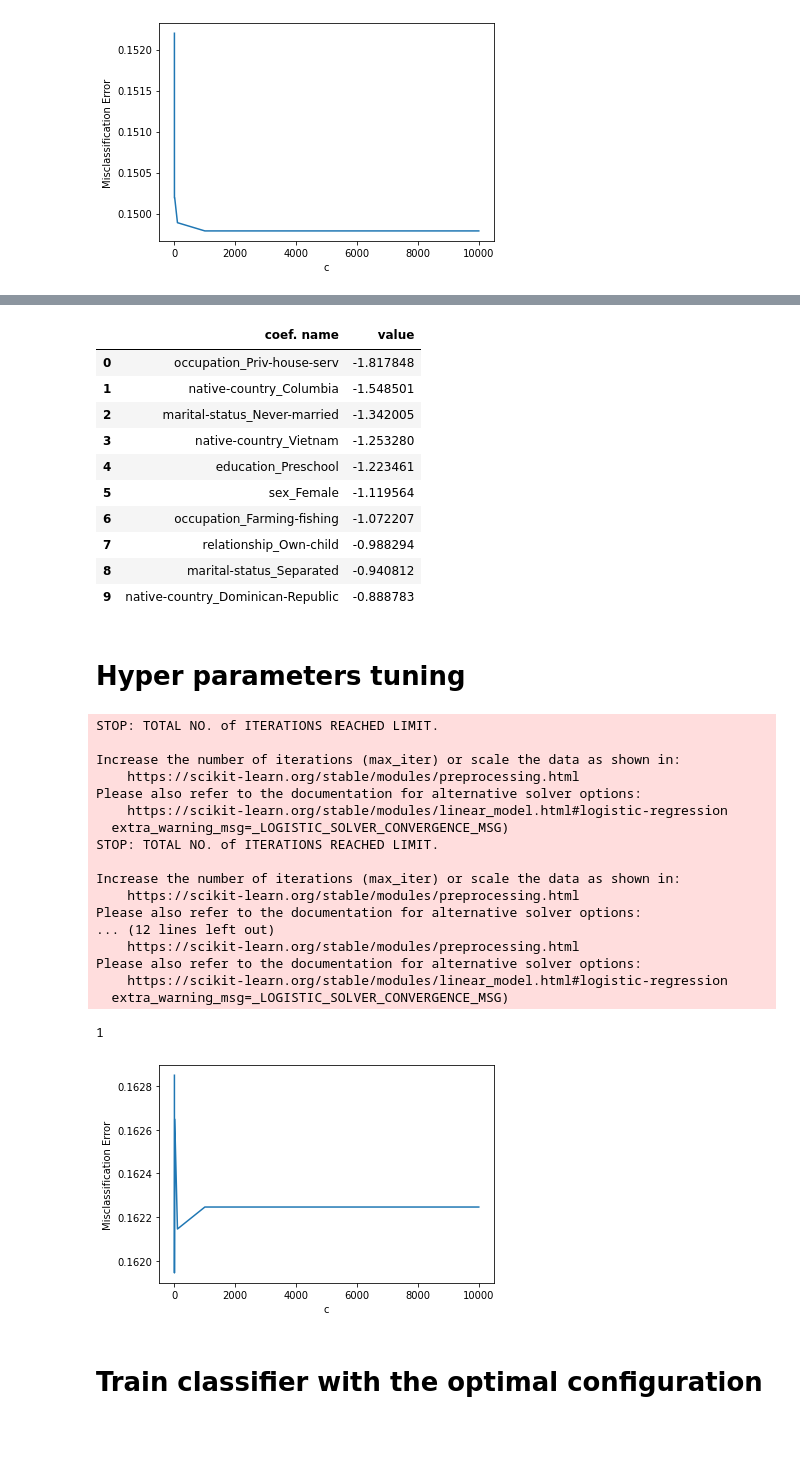
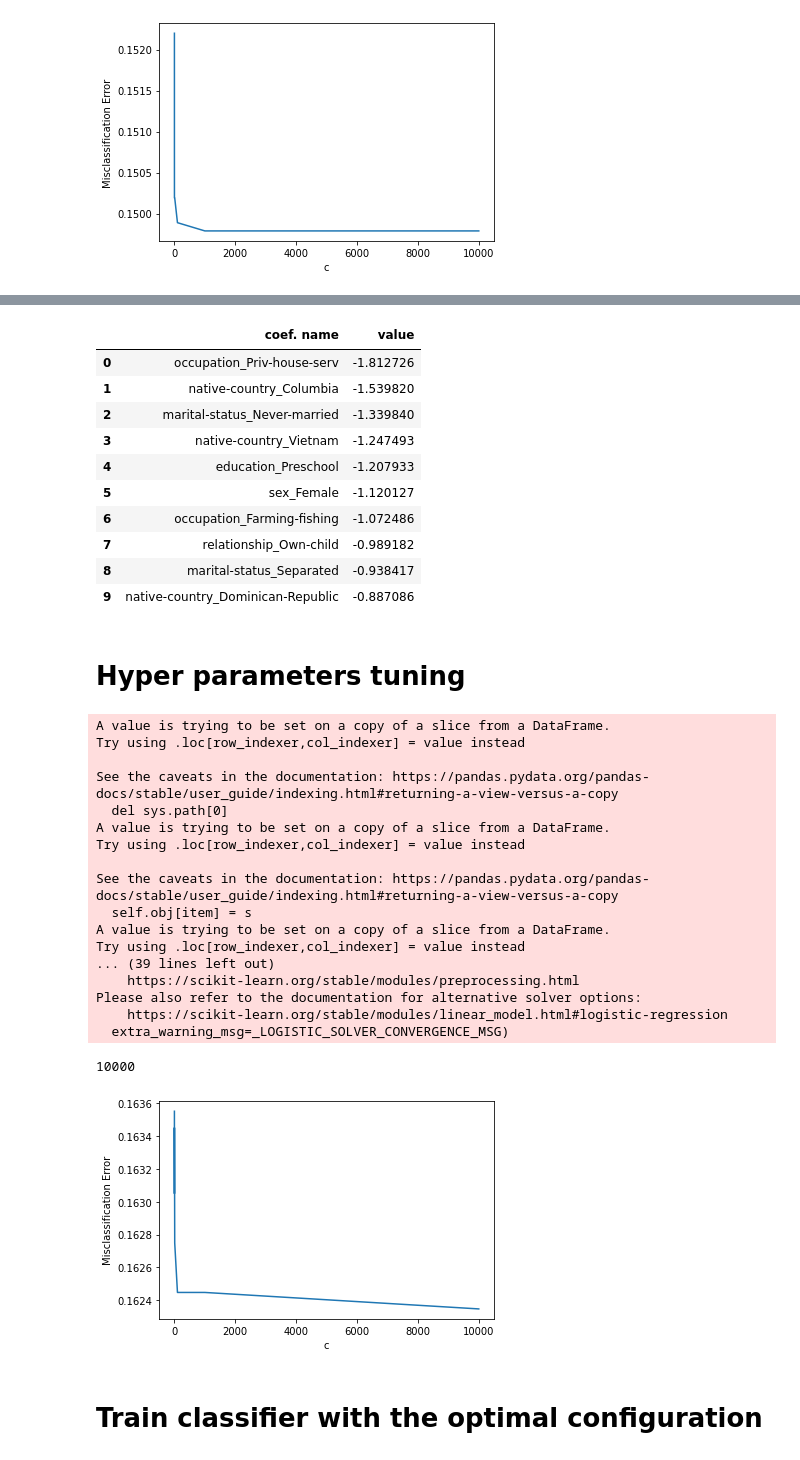
Before and after one commit to ymirchev/Notebooks, a Jupyter notebook: adult_50K_salary/adult_logreg.ipynb, the cells around one changed output, grey strips where cells are left out. Cells and saved outputs as stored; diff of their text form; code cells hidden in the pictures.

```diff
--- a/adult_50K_salary/adult_logreg.ipynb
+++ b/adult_50K_salary/adult_logreg.ipynb
@@ -139,7 +139,7 @@ pd.DataFrame([[c[1], c[0][0]] for c in coefs[:10]], columns=["coef. name", "valu
 # %%
 # See top coefficients which pushes our classifier to the class ">50K"
 coefs = sorted(list(zip(clf.coef_.T, X_train.columns)),reverse=True, key=lambda x: x[0][0])
-top_pos_cols = [c[1] for c in coefs[:10]]
+top_pos_cols = [c[1] for c in coefs[:8]]
 pd.DataFrame([[c[1], c[0][0]] for c in coefs[:10]], columns=["coef. name", "value"])
 # %% [output]
 |  | coef. name | value |
@@ -156,20 +156,20 @@ pd.DataFrame([[c[1], c[0][0]] for c in coefs[:10]], columns=["coef. name", "valu
 # %%
 # See top coefficients which pushes our classifier to the class "<=50K"
 coefs = sorted(list(zip(clf.coef_.T, X_train.columns)),reverse=False, key=lambda x: x[0][0])
-top_neg_cols = [c[1] for c in coefs[:10]]
+top_neg_cols = [c[1] for c in coefs[:7]]
 pd.DataFrame([[c[1], c[0][0]] for c in coefs[:10]], columns=["coef. name", "value"])
 # %% [output]
 |  | coef. name | value |
-| 0 | occupation_Priv-house-serv | -1.817848 |
-| 1 | native-country_Columbia | -1.548501 |
-| 2 | marital-status_Never-married | -1.342005 |
-| 3 | native-country_Vietnam | -1.253280 |
-| 4 | education_Preschool | -1.223461 |
-| 5 | sex_Female | -1.119564 |
-| 6 | occupation_Farming-fishing | -1.072207 |
-| 7 | relationship_Own-child | -0.988294 |
-| 8 | marital-status_Separated | -0.940812 |
-| 9 | native-country_Dominican-Republic | -0.888783 |
+| 0 | occupation_Priv-house-serv | -1.812726 |
+| 1 | native-country_Columbia | -1.539820 |
+| 2 | marital-status_Never-married | -1.339840 |
+| 3 | native-country_Vietnam | -1.247493 |
+| 4 | education_Preschool | -1.207933 |
+| 5 | sex_Female | -1.120127 |
+| 6 | occupation_Farming-fishing | -1.072486 |
+| 7 | relationship_Own-child | -0.989182 |
+| 8 | marital-status_Separated | -0.938417 |
+| 9 | native-country_Dominican-Republic | -0.887086 |
 # %% [markdown]
 # Hyper parameters tuning
 # %%
@@ -178,48 +178,58 @@ from sklearn.linear_model import LogisticRegression
 from sklearn.metrics import accuracy_score
 
 top_cols = top_pos_cols + top_neg_cols
+top_int_cols = list(set(int_columns).intersection(top_cols))
+
+X_train, X_test, y_train, y_test = train_test_split(df, y, test_size=0.33, random_state=42)
+
+scaler = StandardScaler()
+scaler.fit(X_train[top_int_cols])
+
+X_train[top_int_cols] = scaler.transform(X_train[top_int_cols])
+X_test[top_int_cols] = scaler.transform(X_test[top_int_cols])
+
 
 c_list = [0.1, 0.5, 1, 10, 100, 1000, 10000]
 scores = []
 for c in c_list:
     clf = LogisticRegression(C=c)
     clf.fit(X_train[top_cols], y_train)
     pred = clf.predict(X_test[top_cols])
     scores.append(accuracy_score(y_test, pred))
 
 #misclassification error
 MSE = [1-x for x in scores]
 
 #optimal C
 optimal_c_index = MSE.index(min(MSE))
 optimal_c = c_list[optimal_c_index]
 print(optimal_c)
 
 # plot misclassification error vs D
 plt.plot(c_list, MSE)
 plt.xlabel('c')
 plt.ylabel('Misclassification Error')
 plt.show()
 # %% [output]
-STOP: TOTAL NO. of ITERATIONS REACHED LIMIT.
+A value is trying to be set on a copy of a slice from a DataFrame.
+Try using .loc[row_indexer,col_indexer] = value instead
 
-Increase the number of iterations (max_iter) or scale the data as shown in:
+See the caveats in the documentation: https://pandas.pydata.org/pandas-docs/stable/user_guide/indexing.html#returning-a-view-versus-a-copy
+  del sys.path[0]
+A value is trying to be set on a copy of a slice from a DataFrame.
+Try using .loc[row_indexer,col_indexer] = value instead
+
+See the caveats in the documentation: https://pandas.pydata.org/pandas-docs/stable/user_guide/indexing.html#returning-a-view-versus-a-copy
+  self.obj[item] = s
+A value is trying to be set on a copy of a slice from a DataFrame.
+Try using .loc[row_indexer,col_indexer] = value instead
+... (39 lines left out)
     https://scikit-learn.org/stable/modules/preprocessing.html
 Please also refer to the documentation for alternative solver options:
     https://scikit-learn.org/stable/modules/linear_model.html#logistic-regression
   extra_warning_msg=_LOGISTIC_SOLVER_CONVERGENCE_MSG)
-STOP: TOTAL NO. of ITERATIONS REACHED LIMIT.
-
-Increase the number of iterations (max_iter) or scale the data as shown in:
-    https://scikit-learn.org/stable/modules/preprocessing.html
-Please also refer to the documentation for alternative solver options:
-... (12 lines left out)
-    https://scikit-learn.org/stable/modules/preprocessing.html
-Please also refer to the documentation for alternative solver options:
-    https://scikit-learn.org/stable/modules/linear_model.html#logistic-regression
-  extra_warning_msg=_LOGISTIC_SOLVER_CONVERGENCE_MSG)
-1
+10000
-[figure, old version]
+[figure, new version]
 # %% [markdown]
 # Train classifier with the optimal configuration
 # %%
```
Also changed, not shown: parts of 8 cells of this notebook.
